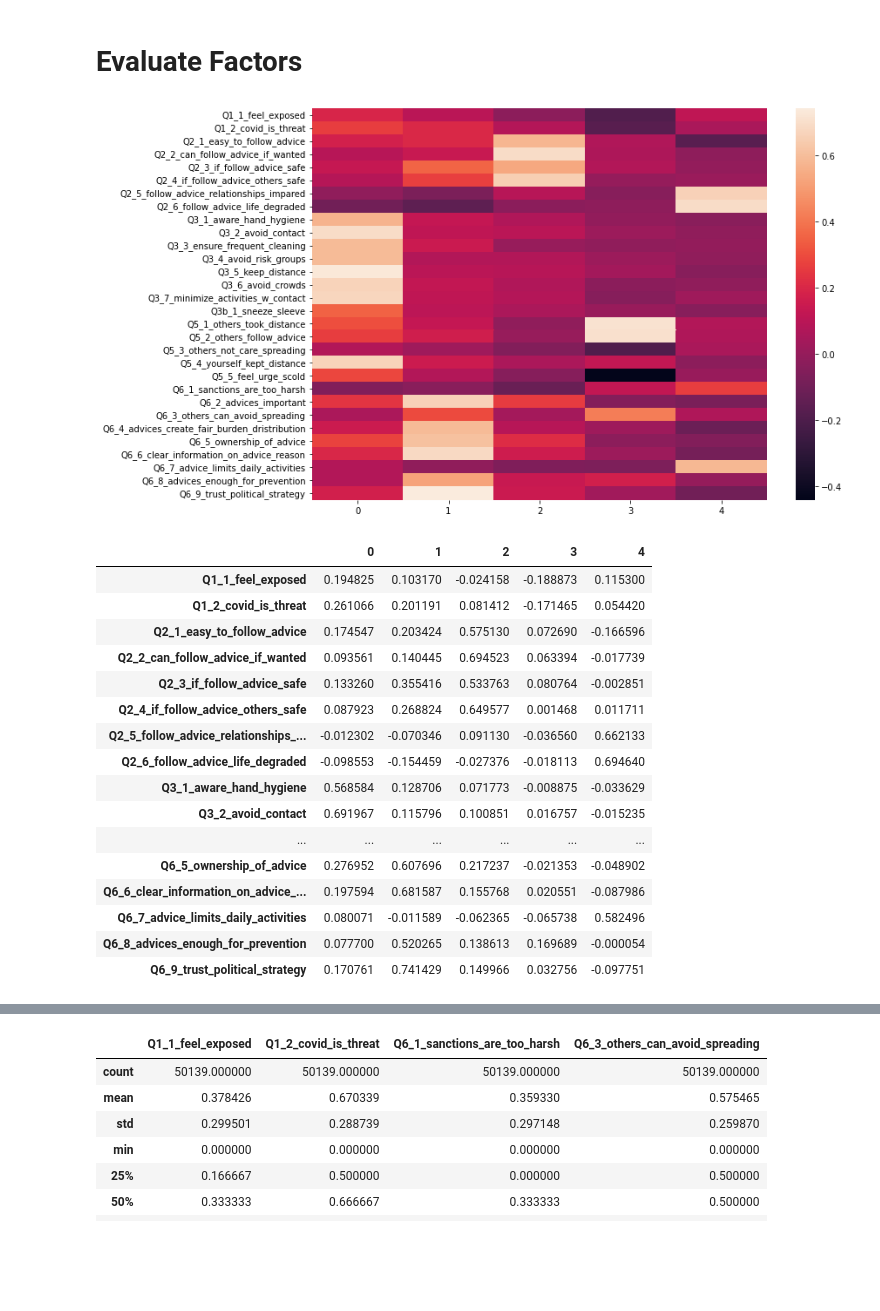
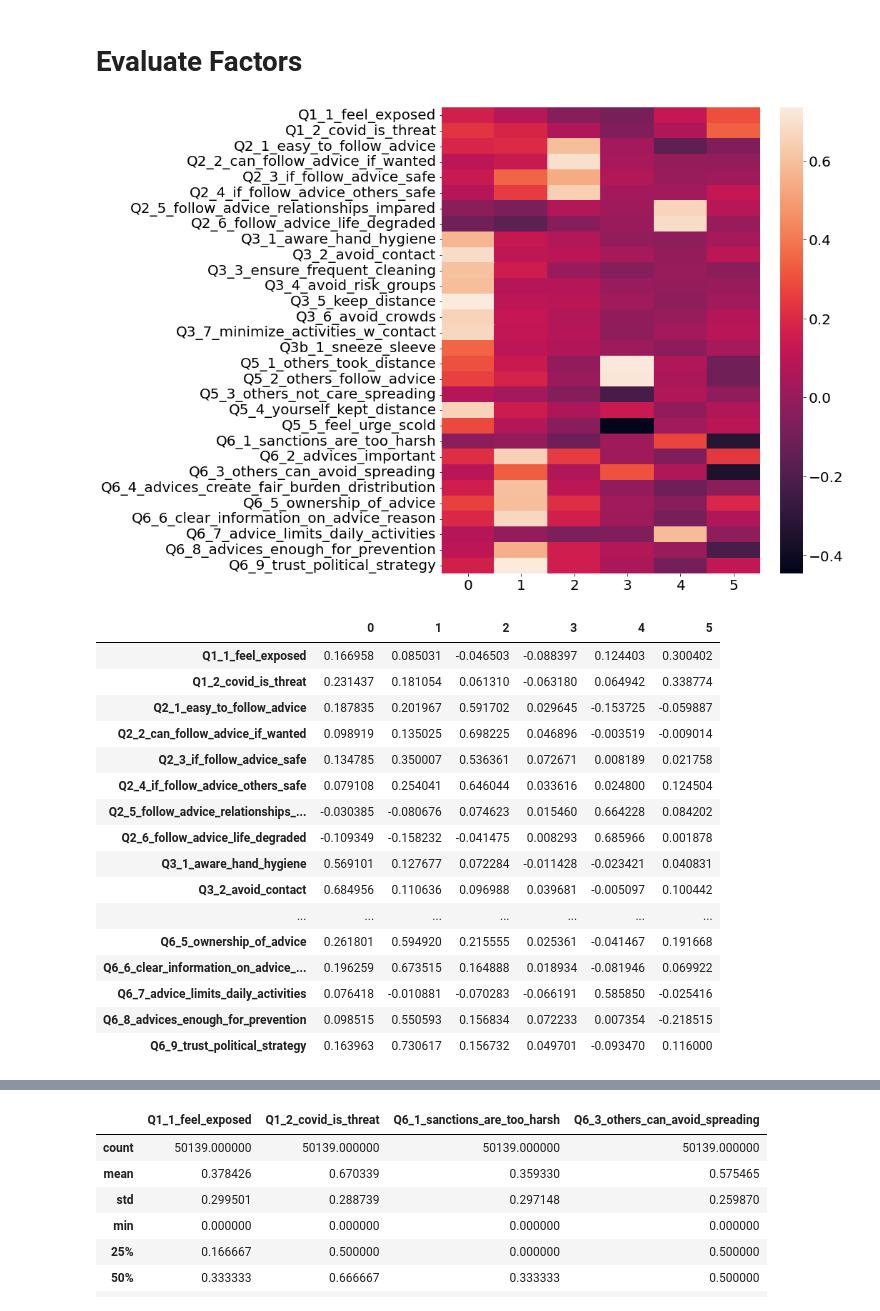
Before and after one commit to anuarsantoyo/master-thesis, a Jupyter notebook: preprocessing/FactorAnalysis.ipynb, the cells around one changed output, grey strips where cells are left out. Drawn from its saved outputs; the diff is of its cells as text; code cells hidden in the pictures; blank space fills up the shorter version.

Commit message:
preprocessing visualizations

```diff
--- a/preprocessing/FactorAnalysis.ipynb
+++ b/preprocessing/FactorAnalysis.ipynb
@@ -5,11 +7,12 @@ import matplotlib.pyplot as plt
 import seaborn as sns
 from sklearn.preprocessing import MinMaxScaler
 import matplotlib.pyplot as plt, matplotlib.dates as mdates
-# %%
-from matplotlib import rcParams
-
-# figure size in inches
-rcParams['figure.figsize'] = 11.7,8.27
+# %%
+import matplotlib as mpl
+#mpl.rcParams.update(mpl.rcParamsDefault)
+mpl.rcParams.update({'font.size': 20, 'lines.linewidth': 3, 'lines.markersize': 15, 'figure.figsize': (11.7, 8.27)}) #
+mpl.rcParams['ps.useafm'] = True
+mpl.rcParams['pdf.use14corefonts'] = True
 # %%
 !pip install factor_analyzer
 from factor_analyzer import FactorAnalyzer, calculate_bartlett_sphericity, calculate_kmo
@@ -190,39 +166,41 @@ print(f'Es gibt {num_factors_one} Eigenwerte, die größer als eins sind und {nu
 # %% [output]
 Es gibt 7 Eigenwerte, die größer als eins sind und 7 Eigenwerte, die größer als der Durchschnitt sind. Damit werden 56.583 % der Varianz erklärt.
 # %%
-n_factor = 5
+n_factor = 6
 fa = FactorAnalyzer(n_factor, rotation='varimax')
 fa.fit(fa_input_train)
 loads = fa.loadings_
 # %% [markdown]
 # Evaluate Factors
 # %%
+fig, ax = plt.subplots(figsize=(10, 12))
 heatmap_data = pd.DataFrame(loads.T, columns=beh_cols).T
-heatmap_loadings = sns.heatmap(heatmap_data)
-fig = heatmap_loadings.get_figure()
+sns.heatmap(heatmap_data, ax=ax)
+#fig = heatmap_loadings.get_figure()
 #fig.savefig("images/heatmap_factor_loadings.png")
+plt.show()
 # %% [output]
-[figure, old version]
+[figure, new version]
 # %%
 heatmap_data
 # %% [output]
-|  | 0 | 1 | 2 | 3 | 4 |
-| Q1_1_feel_exposed | 0.194825 | 0.103170 | -0.024158 | -0.188873 | 0.115300 |
-| Q1_2_covid_is_threat | 0.261066 | 0.201191 | 0.081412 | -0.171465 | 0.054420 |
-| Q2_1_easy_to_follow_advice | 0.174547 | 0.203424 | 0.575130 | 0.072690 | -0.166596 |
-| Q2_2_can_follow_advice_if_wanted | 0.093561 | 0.140445 | 0.694523 | 0.063394 | -0.017739 |
-| Q2_3_if_follow_advice_safe | 0.133260 | 0.355416 | 0.533763 | 0.080764 | -0.002851 |
-| Q2_4_if_follow_advice_others_safe | 0.087923 | 0.268824 | 0.649577 | 0.001468 | 0.011711 |
-| Q2_5_follow_advice_relationships_... | -0.012302 | -0.070346 | 0.091130 | -0.036560 | 0.662133 |
-| Q2_6_follow_advice_life_degraded | -0.098553 | -0.154459 | -0.027376 | -0.018113 | 0.694640 |
-| Q3_1_aware_hand_hygiene | 0.568584 | 0.128706 | 0.071773 | -0.008875 | -0.033629 |
-| Q3_2_avoid_contact | 0.691967 | 0.115796 | 0.100851 | 0.016757 | -0.015235 |
-| ... | ... | ... | ... | ... | ... |
-| Q6_5_ownership_of_advice | 0.276952 | 0.607696 | 0.217237 | -0.021353 | -0.048902 |
-| Q6_6_clear_information_on_advice_... | 0.197594 | 0.681587 | 0.155768 | 0.020551 | -0.087986 |
-| Q6_7_advice_limits_daily_activities | 0.080071 | -0.011589 | -0.062365 | -0.065738 | 0.582496 |
-| Q6_8_advices_enough_for_prevention | 0.077700 | 0.520265 | 0.138613 | 0.169689 | -0.000054 |
-| Q6_9_trust_political_strategy | 0.170761 | 0.741429 | 0.149966 | 0.032756 | -0.097751 |
+|  | 0 | 1 | 2 | 3 | 4 | 5 |
+| Q1_1_feel_exposed | 0.166958 | 0.085031 | -0.046503 | -0.088397 | 0.124403 | 0.300402 |
+| Q1_2_covid_is_threat | 0.231437 | 0.181054 | 0.061310 | -0.063180 | 0.064942 | 0.338774 |
+| Q2_1_easy_to_follow_advice | 0.187835 | 0.201967 | 0.591702 | 0.029645 | -0.153725 | -0.059887 |
+| Q2_2_can_follow_advice_if_wanted | 0.098919 | 0.135025 | 0.698225 | 0.046896 | -0.003519 | -0.009014 |
+| Q2_3_if_follow_advice_safe | 0.134785 | 0.350007 | 0.536361 | 0.072671 | 0.008189 | 0.021758 |
+| Q2_4_if_follow_advice_others_safe | 0.079108 | 0.254041 | 0.646044 | 0.033616 | 0.024800 | 0.124504 |
+| Q2_5_follow_advice_relationships_... | -0.030385 | -0.080676 | 0.074623 | 0.015460 | 0.664228 | 0.084202 |
+| Q2_6_follow_advice_life_degraded | -0.109349 | -0.158232 | -0.041475 | 0.008293 | 0.685966 | 0.001878 |
+| Q3_1_aware_hand_hygiene | 0.569101 | 0.127677 | 0.072284 | -0.011428 | -0.023421 | 0.040831 |
+| Q3_2_avoid_contact | 0.684956 | 0.110636 | 0.096988 | 0.039681 | -0.005097 | 0.100442 |
+| ... | ... | ... | ... | ... | ... | ... |
+| Q6_5_ownership_of_advice | 0.261801 | 0.594920 | 0.215555 | 0.025361 | -0.041467 | 0.191668 |
+| Q6_6_clear_information_on_advice_... | 0.196259 | 0.673515 | 0.164888 | 0.018934 | -0.081946 | 0.069922 |
+| Q6_7_advice_limits_daily_activities | 0.076418 | -0.010881 | -0.070283 | -0.066191 | 0.585850 | -0.025416 |
+| Q6_8_advices_enough_for_prevention | 0.098515 | 0.550593 | 0.156834 | 0.072233 | 0.007354 | -0.218515 |
+| Q6_9_trust_political_strategy | 0.163963 | 0.730617 | 0.156732 | 0.049701 | -0.093470 | 0.116000 |
 # %%
 dict_fa = {}
 for i in np.arange(n_factor):
```
Also changed, not shown: parts of 42 cells of this notebook, 3 other files.
